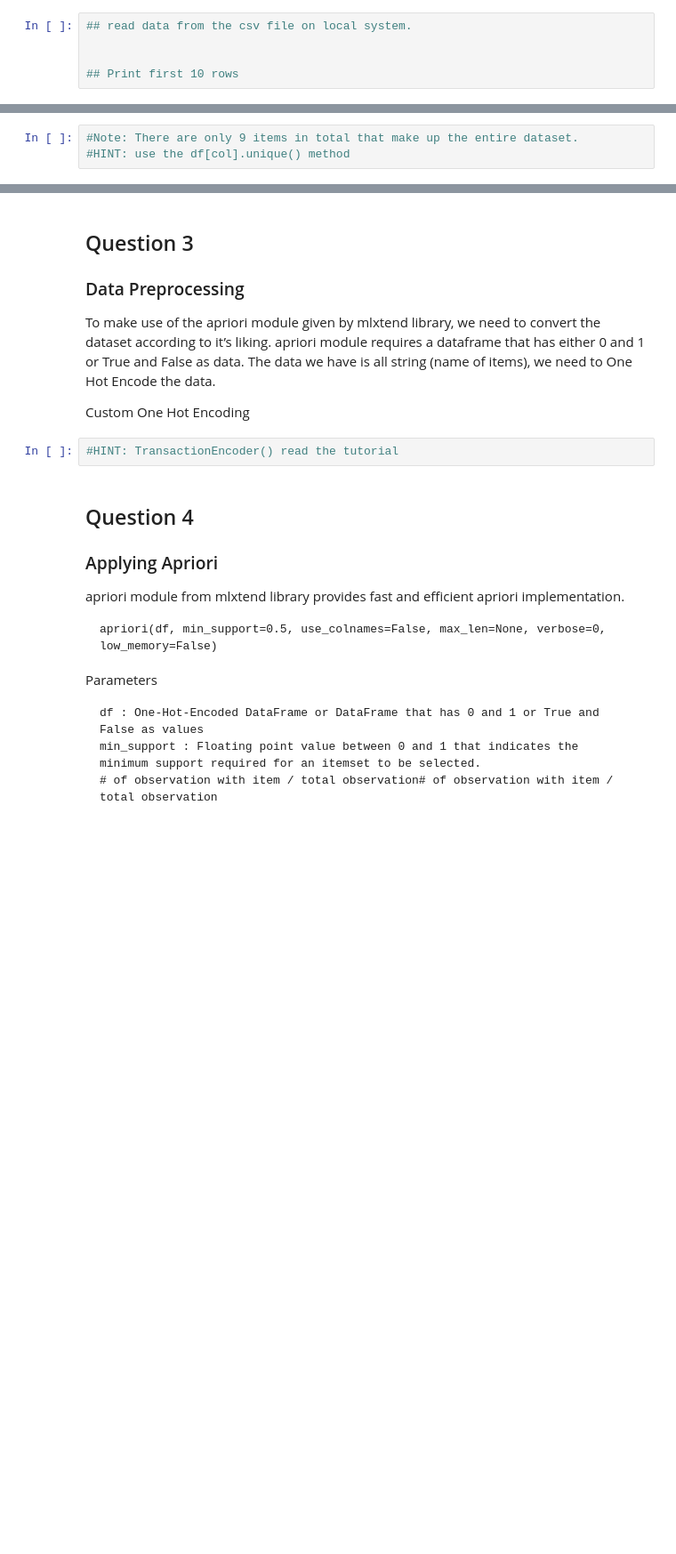
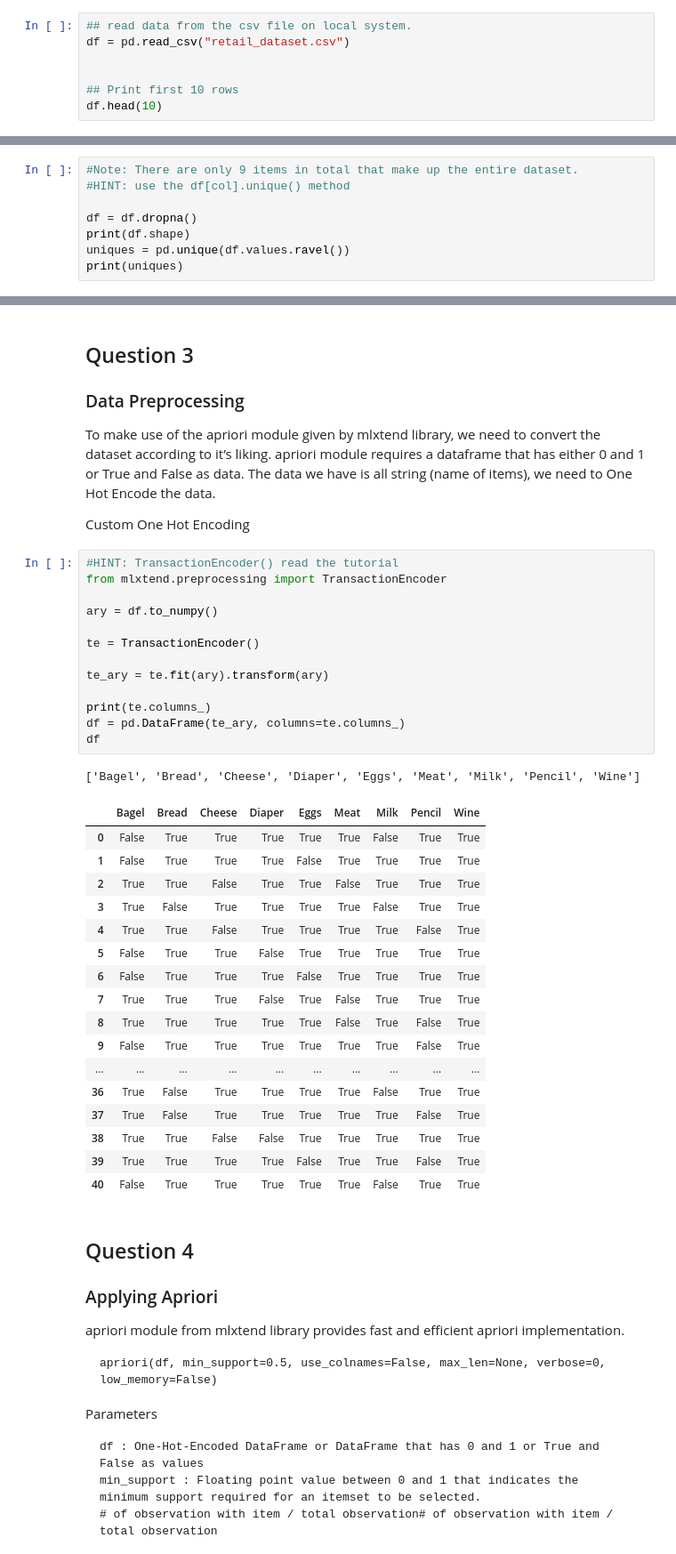
Before and after one commit to Henry-0810/Data-Analysis, a Jupyter notebook: Lab6/Apriori_Lab.ipynb, the cells around one changed output, grey strips where cells are left out. Shown: that part at 89% size. Drawn from its saved outputs; the diff is of its cells as text; blank space fills up the shorter version.

```diff
--- a/Lab6/Apriori_Lab.ipynb
+++ b/Lab6/Apriori_Lab.ipynb
@@ -27,5 +47,7 @@ ModuleNotFoundError: No module named 'mlxtend'
 # %%
 ## read data from the csv file on local system.
+df = pd.read_csv("retail_dataset.csv")
 
 
 ## Print first 10 rows
+df.head(10)
@@ -37,3 +71,8 @@ Find out how many unique items are actually in the table.
 # %%
 #Note: There are only 9 items in total that make up the entire dataset.
 #HINT: use the df[col].unique() method
+
+df = df.dropna()
+print(df.shape)
+uniques = pd.unique(df.values.ravel())
+print(uniques)
@@ -46,6 +88,36 @@ To make use of the apriori module given by mlxtend library, we need to convert t
 Custom One Hot Encoding
 # %%
 #HINT: TransactionEncoder() read the tutorial
+from mlxtend.preprocessing import TransactionEncoder
+
+ary = df.to_numpy()
+
+te = TransactionEncoder()
+
+te_ary = te.fit(ary).transform(ary)
+
+print(te.columns_)
+df = pd.DataFrame(te_ary, columns=te.columns_)
+df
+# %% [output]
+['Bagel', 'Bread', 'Cheese', 'Diaper', 'Eggs', 'Meat', 'Milk', 'Pencil', 'Wine']
+|  | Bagel | Bread | Cheese | Diaper | Eggs | Meat | Milk | Pencil | Wine |
+| 0 | False | True | True | True | True | True | False | True | True |
+| 1 | False | True | True | True | False | True | True | True | True |
+| 2 | True | True | False | True | True | False | True | True | True |
+| 3 | True | False | True | True | True | True | False | True | True |
+| 4 | True | True | False | True | True | True | True | False | True |
+| 5 | False | True | True | False | True | True | True | True | True |
+| 6 | False | True | True | True | False | True | True | True | True |
+| 7 | True | True | True | False | True | False | True | True | True |
+| 8 | True | True | True | True | True | False | True | False | True |
+| 9 | False | True | True | True | True | True | True | False | True |
+| ... | ... | ... | ... | ... | ... | ... | ... | ... | ... |
+| 36 | True | False | True | True | True | True | False | True | True |
+| 37 | True | False | True | True | True | True | True | False | True |
+| 38 | True | True | False | False | True | True | True | True | True |
+| 39 | True | True | True | True | False | True | True | False | True |
+| 40 | False | True | True | True | True | True | False | True | True |
 # %% [markdown]
 ## Question 4
 ### Applying Apriori
```
Also changed, not shown: parts of 6 cells of this notebook.
